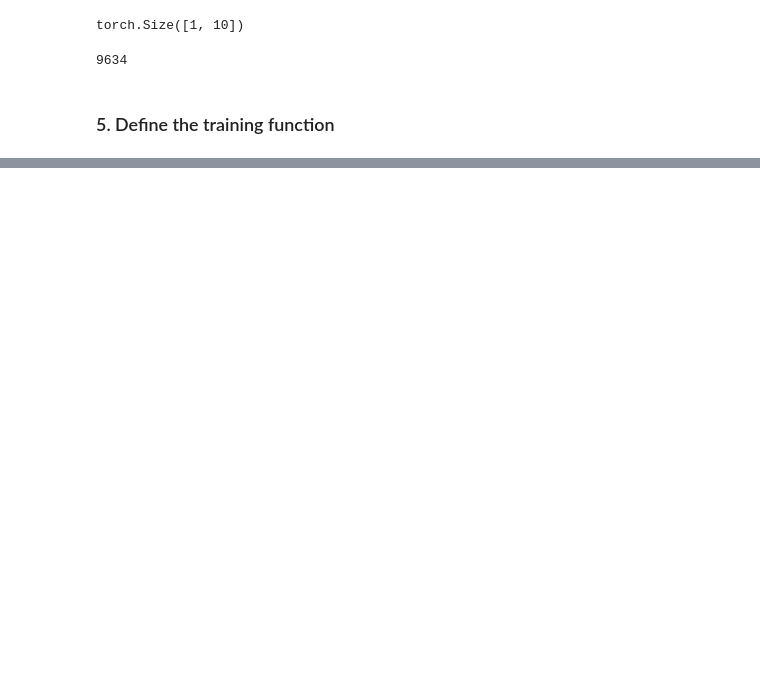
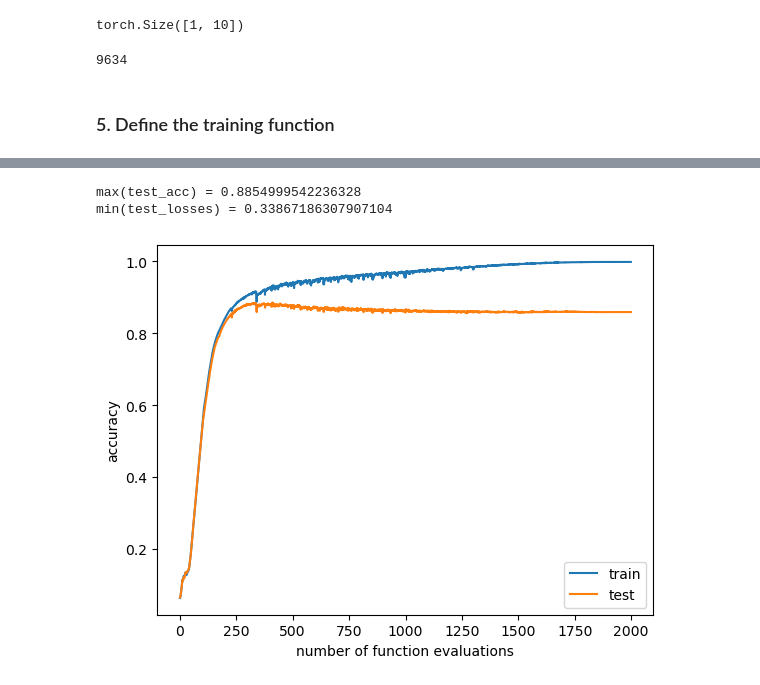
Before and after one commit to inikishev/torchzero, a Jupyter notebook: docs/examples/Full-batch FashionMNIST.ipynb, the cells around one changed output, grey strips where cells are left out. Saved outputs shown, nothing was run; the diff lists cells and outputs as text; code cells hidden in the pictures; blank space fills up the shorter version.

```diff
--- a/docs/examples/Full-batch FashionMNIST.ipynb
+++ b/docs/examples/Full-batch FashionMNIST.ipynb
@@ -227,0 +249,20 @@ min(test_losses) = 0.3315754532814026
+# %%
+model, train_losses, test_losses, train_acc, test_acc = run(
+    opt_fn = lambda params: tz.Modular(
+        params,
+        # same hyperparams as https://github.com/KellerJordan/Muon
+        tz.m.NAG(0.95),
+        tz.m.Split(
+            lambda p: p.ndim >= 2,
+            true = tz.m.Orthogonalize(),
+            false = [tz.m.Adam(0.9, 0.95), tz.m.Mul(1/66)],
+        ),
+        tz.m.LR(1e-2),
+    ),
+    num_steps=2000,
+    scheduler_fn = lambda opt: torch.optim.lr_scheduler.OneCycleLR(opt, max_lr=1e-2, total_steps=2000, cycle_momentum=False)
+)
+# %% [output]
+max(test_acc) = 0.8854999542236328
+min(test_losses) = 0.33867186307907104
+[figure, added]
```
Also changed, not shown: parts of 17 cells of this notebook, 5 other files.
